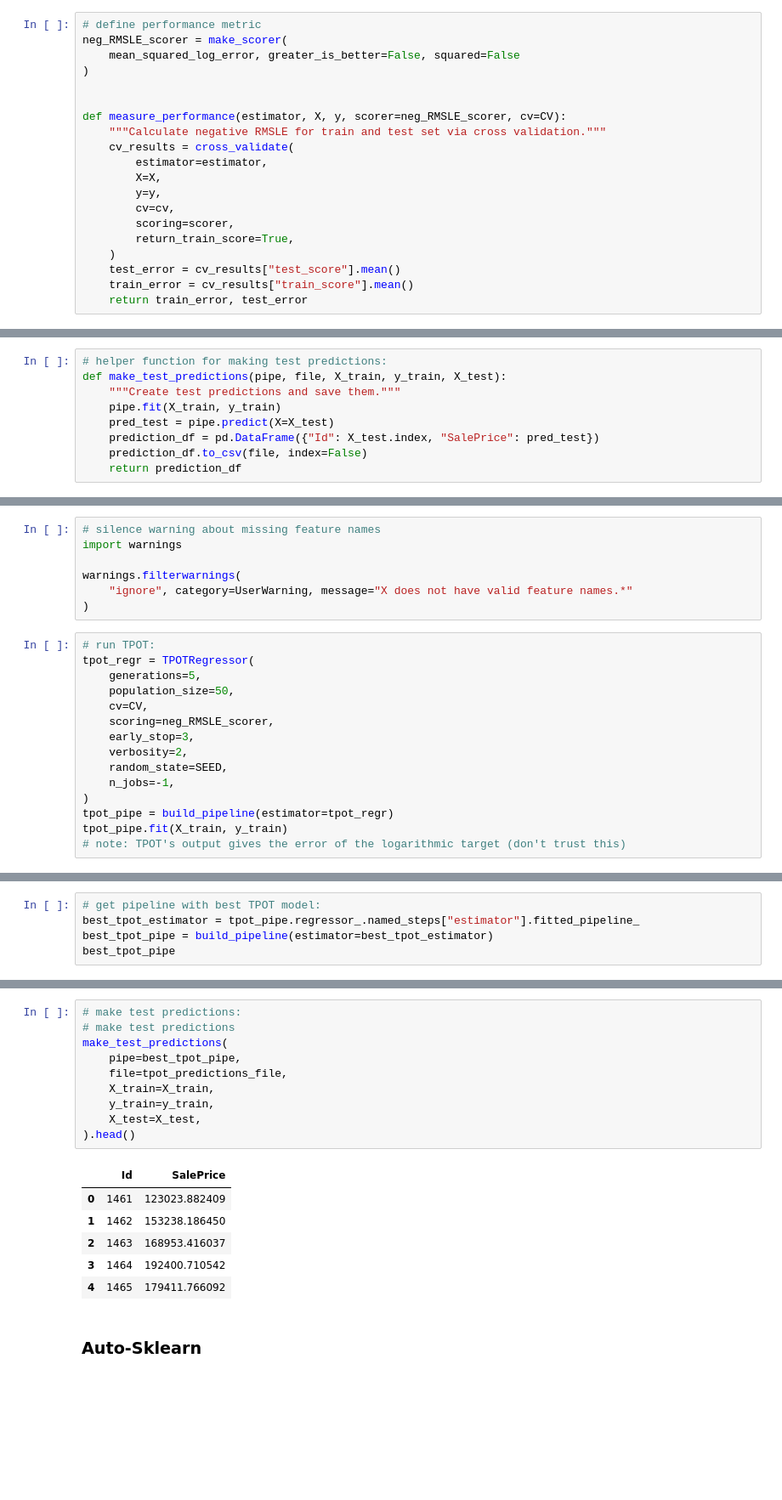
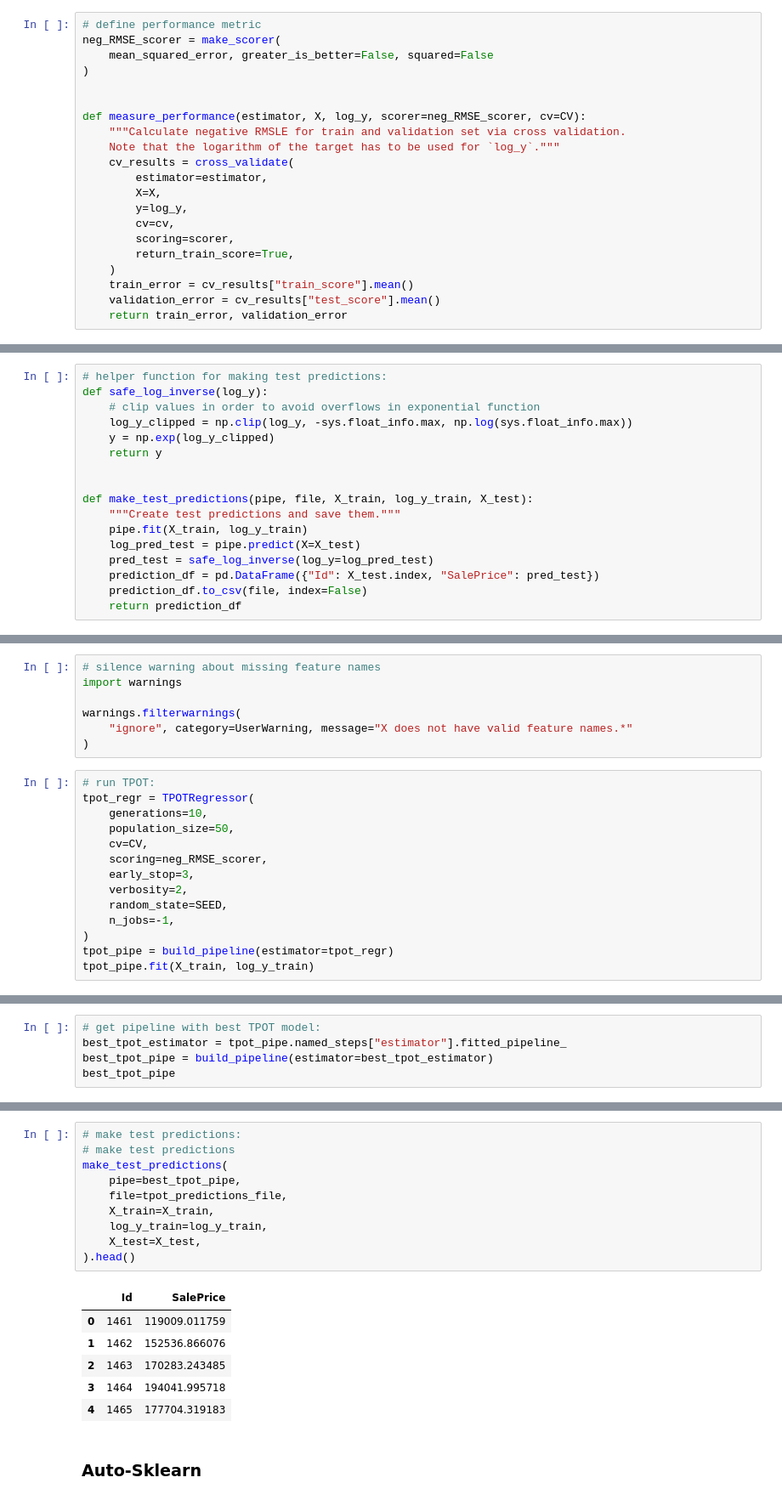
Before and after one commit to ronja-s/ames_housing_prices, a Jupyter notebook: jupyter_notebooks/02_automl.ipynb, the cells around one changed output, grey strips where cells are left out. Shown at 85% size. Saved outputs shown, nothing was run; the diff lists cells and outputs as text; blank space fills up the shorter version.

Commit message:
Use manual log transform
Remove TransformedTargetRegressor

```diff
--- a/jupyter_notebooks/02_automl.ipynb
+++ b/jupyter_notebooks/02_automl.ipynb
@@ -46,24 +48,25 @@ X_test = pd.read_csv(test_data_file)
 X_test.set_index("Id", inplace=True)
 # %%
 # define performance metric
-neg_RMSLE_scorer = make_scorer(
-    mean_squared_log_error, greater_is_better=False, squared=False
+neg_RMSE_scorer = make_scorer(
+    mean_squared_error, greater_is_better=False, squared=False
 )
 
 
-def measure_performance(estimator, X, y, scorer=neg_RMSLE_scorer, cv=CV):
-    """Calculate negative RMSLE for train and test set via cross validation."""
+def measure_performance(estimator, X, log_y, scorer=neg_RMSE_scorer, cv=CV):
+    """Calculate negative RMSLE for train and validation set via cross validation.
+    Note that the logarithm of the target has to be used for `log_y`."""
     cv_results = cross_validate(
         estimator=estimator,
         X=X,
-        y=y,
+        y=log_y,
         cv=cv,
         scoring=scorer,
         return_train_score=True,
     )
-    test_error = cv_results["test_score"].mean()
     train_error = cv_results["train_score"].mean()
-    return train_error, test_error
+    validation_error = cv_results["test_score"].mean()
+    return train_error, validation_error
 # %%
 # basic preprocessing
 simple_imputer = ColumnTransformer(
@@ -130,10 +111,18 @@ def build_pipeline(
     return pipeline
 # %%
 # helper function for making test predictions:
-def make_test_predictions(pipe, file, X_train, y_train, X_test):
+def safe_log_inverse(log_y):
+    # clip values in order to avoid overflows in exponential function
+    log_y_clipped = np.clip(log_y, -sys.float_info.max, np.log(sys.float_info.max))
+    y = np.exp(log_y_clipped)
+    return y
+
+
+def make_test_predictions(pipe, file, X_train, log_y_train, X_test):
     """Create test predictions and save them."""
-    pipe.fit(X_train, y_train)
-    pred_test = pipe.predict(X=X_test)
+    pipe.fit(X_train, log_y_train)
+    log_pred_test = pipe.predict(X=X_test)
+    pred_test = safe_log_inverse(log_y=log_pred_test)
     prediction_df = pd.DataFrame({"Id": X_test.index, "SalePrice": pred_test})
     prediction_df.to_csv(file, index=False)
     return prediction_df
@@ -170,16 +157,15 @@ warnings.filterwarnings(
 # %%
 # run TPOT:
 tpot_regr = TPOTRegressor(
-    generations=5,
+    generations=10,
     population_size=50,
     cv=CV,
-    scoring=neg_RMSLE_scorer,
+    scoring=neg_RMSE_scorer,
     early_stop=3,
     verbosity=2,
     random_state=SEED,
     n_jobs=-1,
 )
 tpot_pipe = build_pipeline(estimator=tpot_regr)
-tpot_pipe.fit(X_train, y_train)
-# note: TPOT's output gives the error of the logarithmic target (don't trust this)
+tpot_pipe.fit(X_train, log_y_train)
 # %% [output]
@@ -214,6 +207,6 @@ TransformedTargetRegressor(func=<ufunc 'log'>,
 # %%
 # get pipeline with best TPOT model:
-best_tpot_estimator = tpot_pipe.regressor_.named_steps["estimator"].fitted_pipeline_
+best_tpot_estimator = tpot_pipe.named_steps["estimator"].fitted_pipeline_
 best_tpot_pipe = build_pipeline(estimator=best_tpot_estimator)
 best_tpot_pipe
 # %% [output]
@@ -243,19 +238,19 @@ Train error: -0.07447309960726847; Validation error: -0.12576287036155737
 # %%
 # make test predictions:
 # make test predictions
 make_test_predictions(
     pipe=best_tpot_pipe,
     file=tpot_predictions_file,
     X_train=X_train,
-    y_train=y_train,
+    log_y_train=log_y_train,
     X_test=X_test,
 ).head()
 # %% [output]
 |  | Id | SalePrice |
-| 0 | 1461 | 123023.882409 |
-| 1 | 1462 | 153238.186450 |
-| 2 | 1463 | 168953.416037 |
-| 3 | 1464 | 192400.710542 |
-| 4 | 1465 | 179411.766092 |
+| 0 | 1461 | 119009.011759 |
+| 1 | 1462 | 152536.866076 |
+| 2 | 1463 | 170283.243485 |
+| 3 | 1464 | 194041.995718 |
+| 4 | 1465 | 177704.319183 |
 # %% [markdown]
 ### Auto-Sklearn <a class="anchor"  id="autosklearn"></a>
```
Also changed, not shown: parts of 14 cells of this notebook, 2 other files.
